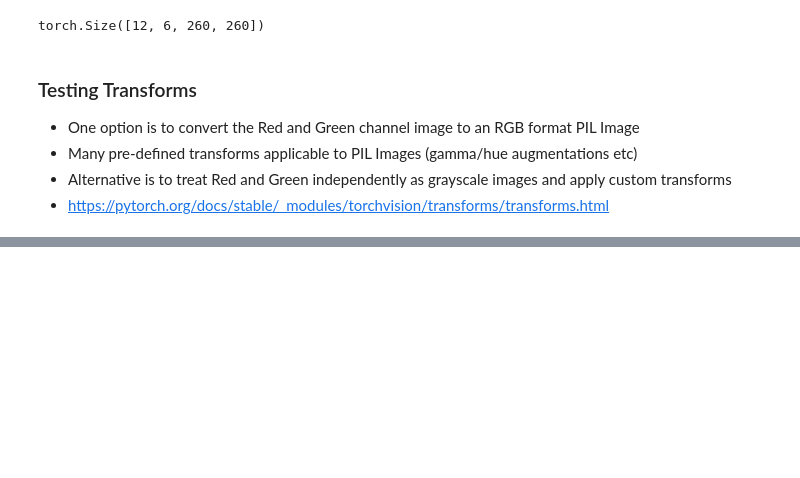
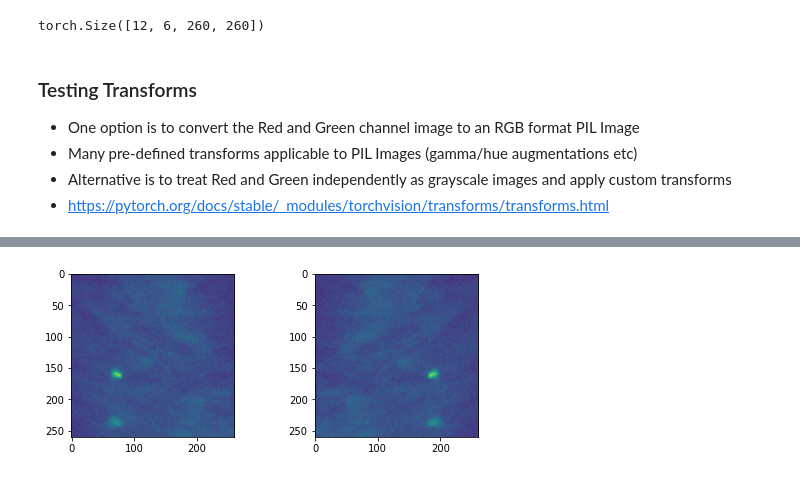
Before and after one commit to nal10/cellcount, a Jupyter notebook: refactor/notebooks/base_unet_datagen.ipynb, the cells around one changed output, grey strips where cells are left out. Cells and saved outputs as stored; diff of their text form; code cells hidden in the pictures; blank space fills up the shorter version.

```diff
--- a/refactor/notebooks/base_unet_datagen.ipynb
+++ b/refactor/notebooks/base_unet_datagen.ipynb
@@ -292,0 +301,13 @@ tensor([[7, 7, 7, 7, 7],
+# %%
+from utils.transforms import MyRandomHorizontalFlip
+hflip = MyRandomHorizontalFlip(1.0)
+sample = {'im':batch['im'][5],'lbl':batch['lbl'][5]}
+sample_ = hflip(sample)
+plt.figure(figsize=(8,3))
+plt.subplot(121)
+plt.imshow(np.squeeze(sample['im'].detach().numpy()[0,:,:]),vmin=0,vmax=20)
+plt.subplot(122)
+plt.imshow(np.squeeze(sample_['im'].detach().numpy()[0,:,:]),vmin=0,vmax=20)
+plt.show()
+# %% [output]
+[figure, added]
```
Also changed, not shown: parts of 9 cells of this notebook, 1 other file.
